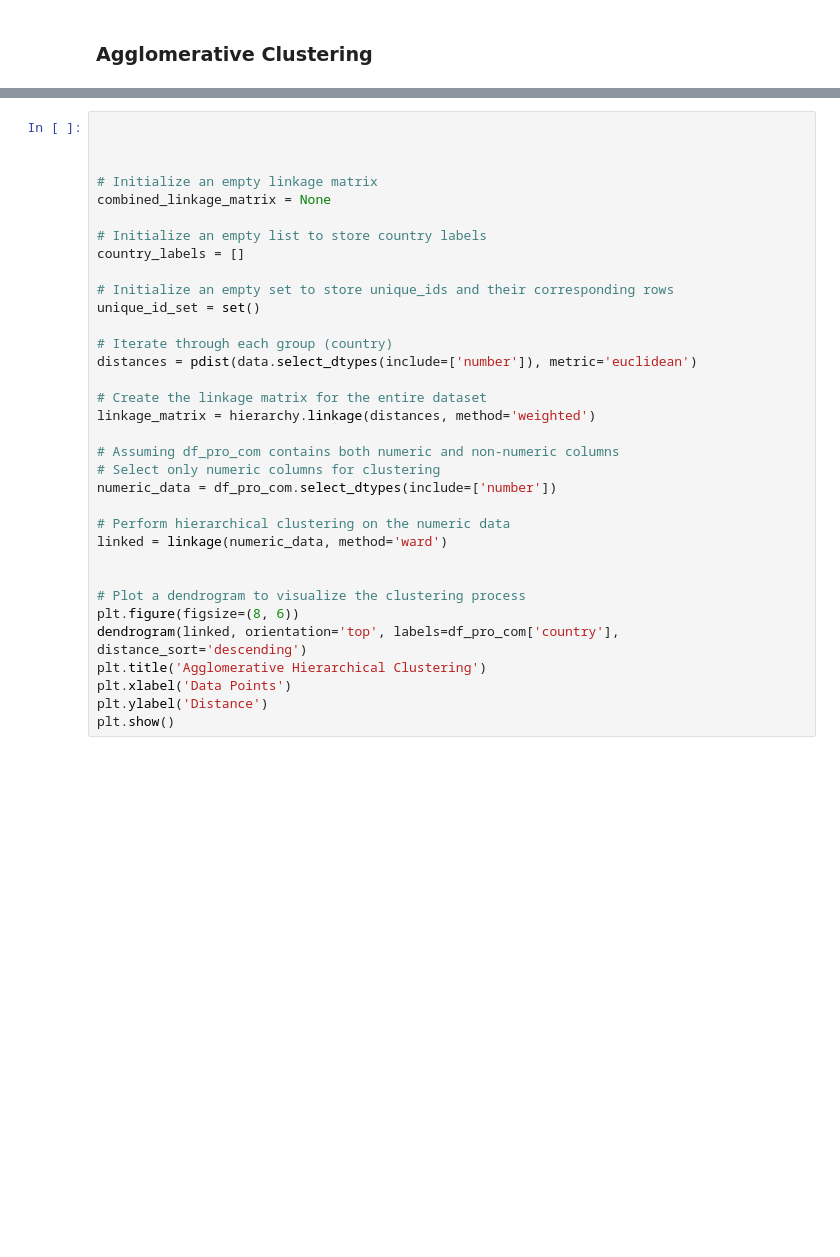
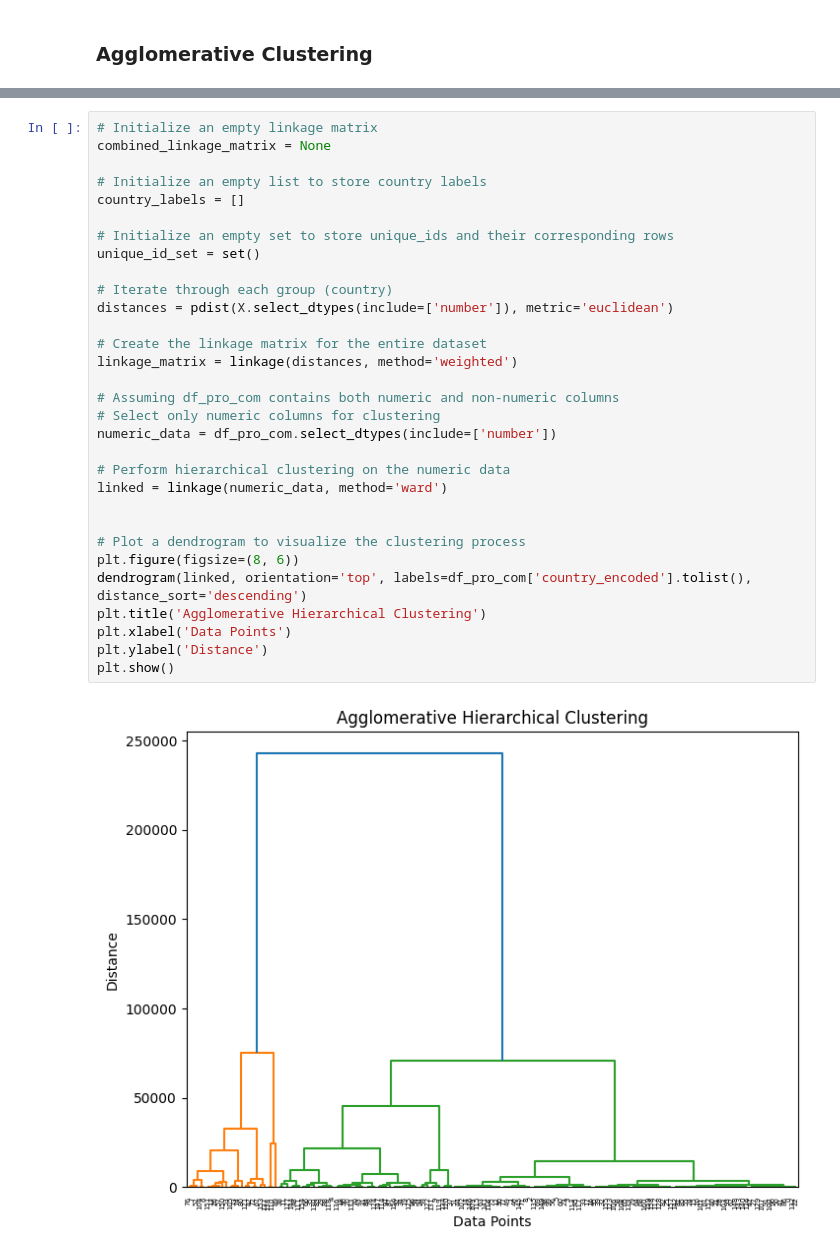
Before and after one commit to giumr06/Final_Project_Water_Management, a Jupyter notebook: cluster_hierarchical_93.ipynb, the cells around one changed output, grey strips where cells are left out. Cells and saved outputs as stored; diff of their text form; blank space fills up the shorter version.

```diff
--- a/cluster_hierarchical_93.ipynb
+++ b/cluster_hierarchical_93.ipynb
@@ -104,34 +139,33 @@ linkage_matrix = hierarchy.linkage(distances, method='weighted')
 # %%
-
-
-
 # Initialize an empty linkage matrix
 combined_linkage_matrix = None
 
 # Initialize an empty list to store country labels
 country_labels = []
 
 # Initialize an empty set to store unique_ids and their corresponding rows
 unique_id_set = set()
 
 # Iterate through each group (country)
-distances = pdist(data.select_dtypes(include=['number']), metric='euclidean')
+distances = pdist(X.select_dtypes(include=['number']), metric='euclidean')
 
 # Create the linkage matrix for the entire dataset
-linkage_matrix = hierarchy.linkage(distances, method='weighted')
+linkage_matrix = linkage(distances, method='weighted')
 
 # Assuming df_pro_com contains both numeric and non-numeric columns
 # Select only numeric columns for clustering
 numeric_data = df_pro_com.select_dtypes(include=['number'])
 
 # Perform hierarchical clustering on the numeric data
 linked = linkage(numeric_data, method='ward')
 
 
 # Plot a dendrogram to visualize the clustering process
 plt.figure(figsize=(8, 6))
-dendrogram(linked, orientation='top', labels=df_pro_com['country'], distance_sort='descending')
+dendrogram(linked, orientation='top', labels=df_pro_com['country_encoded'].tolist(), distance_sort='descending')
 plt.title('Agglomerative Hierarchical Clustering')
 plt.xlabel('Data Points')
 plt.ylabel('Distance')
 plt.show()
+# %% [output]
+[figure, added]
```
Also changed, not shown: parts of 8 cells of this notebook, 8 other files.
